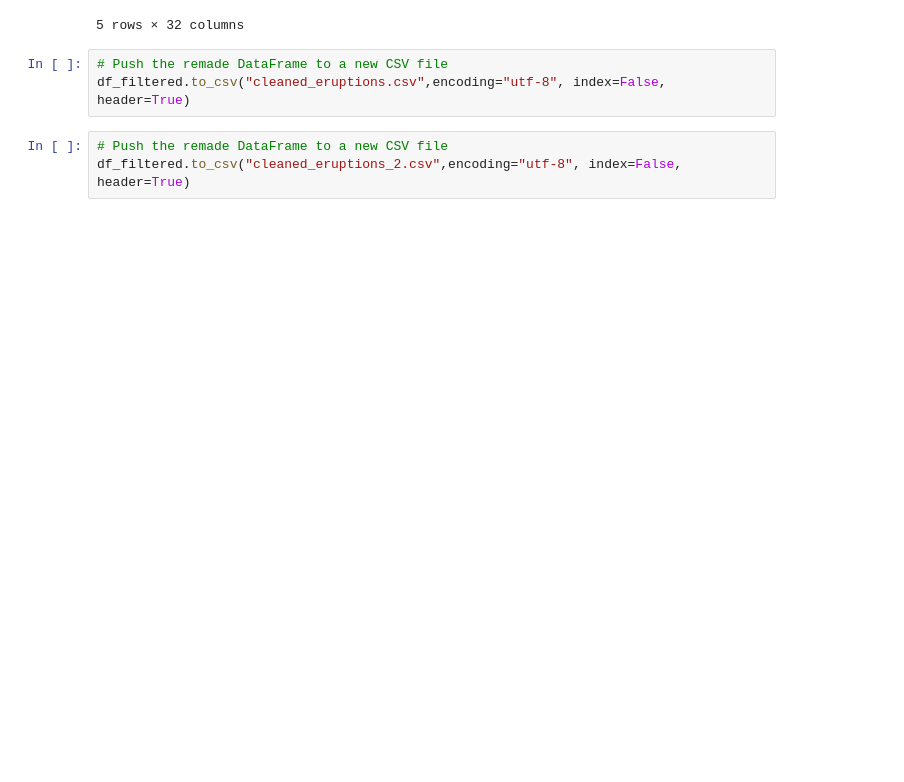
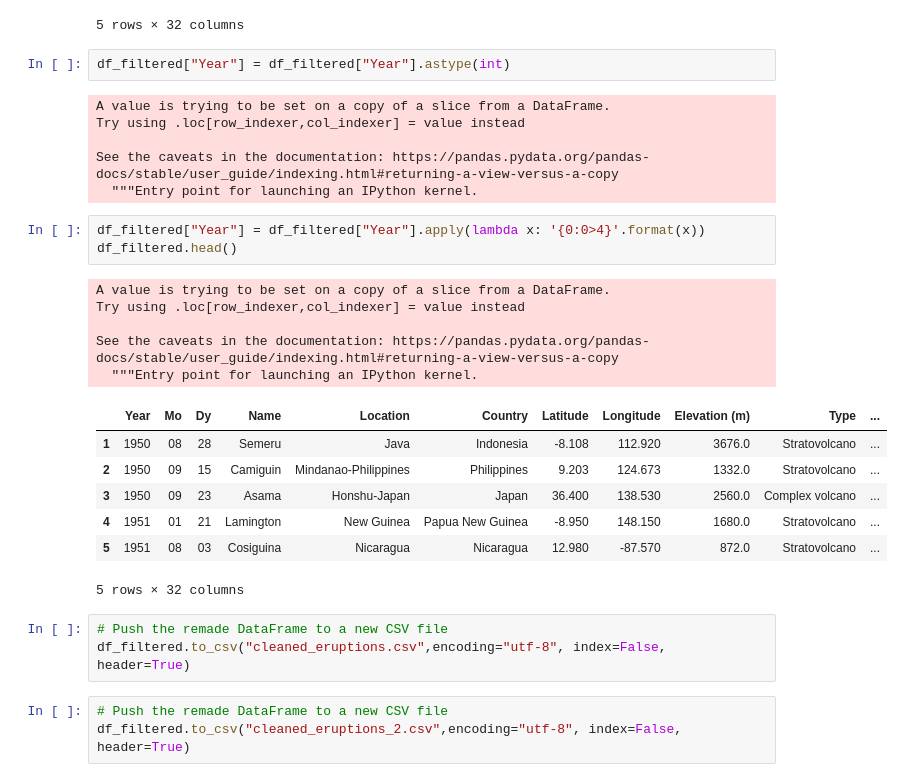
Before and after one commit to gonzaloreusch/Groundbreaking, a Jupyter notebook: cleaned_eruptions.ipynb, the cells around one changed output. Saved outputs shown, nothing was run; the diff lists cells and outputs as text; blank space fills up the shorter version.

```diff
--- a/cleaned_eruptions.ipynb
+++ b/cleaned_eruptions.ipynb
@@ -170,6 +170,30 @@ See the caveats in the documentation: https://pandas.pydata.org/pandas-docs/stab
 | 4 | 1951.0 | 01 | 21 | Lamington | New Guinea | Papua New Guinea | -8.950 | 148.150 | 1680.0 | Stratovolcano | ... |
 | 5 | 1951.0 | 08 | 03 | Cosiguina | Nicaragua | Nicaragua | 12.980 | -87.570 | 872.0 | Stratovolcano | ... |
 5 rows × 32 columns
+# %%
+df_filtered["Year"] = df_filtered["Year"].astype(int)
+# %% [output]
+A value is trying to be set on a copy of a slice from a DataFrame.
+Try using .loc[row_indexer,col_indexer] = value instead
+
+See the caveats in the documentation: https://pandas.pydata.org/pandas-docs/stable/user_guide/indexing.html#returning-a-view-versus-a-copy
+  """Entry point for launching an IPython kernel.
+# %%
+df_filtered["Year"] = df_filtered["Year"].apply(lambda x: '{0:0>4}'.format(x))
+df_filtered.head()
+# %% [output]
+A value is trying to be set on a copy of a slice from a DataFrame.
+Try using .loc[row_indexer,col_indexer] = value instead
+
+See the caveats in the documentation: https://pandas.pydata.org/pandas-docs/stable/user_guide/indexing.html#returning-a-view-versus-a-copy
+  """Entry point for launching an IPython kernel.
+|  | Year | Mo | Dy | Name | Location | Country | Latitude | Longitude | Elevation (m) | Type | ... |
+| 1 | 1950 | 08 | 28 | Semeru | Java | Indonesia | -8.108 | 112.920 | 3676.0 | Stratovolcano | ... |
+| 2 | 1950 | 09 | 15 | Camiguin | Mindanao-Philippines | Philippines | 9.203 | 124.673 | 1332.0 | Stratovolcano | ... |
+| 3 | 1950 | 09 | 23 | Asama | Honshu-Japan | Japan | 36.400 | 138.530 | 2560.0 | Complex volcano | ... |
+| 4 | 1951 | 01 | 21 | Lamington | New Guinea | Papua New Guinea | -8.950 | 148.150 | 1680.0 | Stratovolcano | ... |
+| 5 | 1951 | 08 | 03 | Cosiguina | Nicaragua | Nicaragua | 12.980 | -87.570 | 872.0 | Stratovolcano | ... |
+5 rows × 32 columns
 # %%
 # Push the remade DataFrame to a new CSV file
 df_filtered.to_csv("cleaned_eruptions.csv",encoding="utf-8", index=False, header=True)
```
